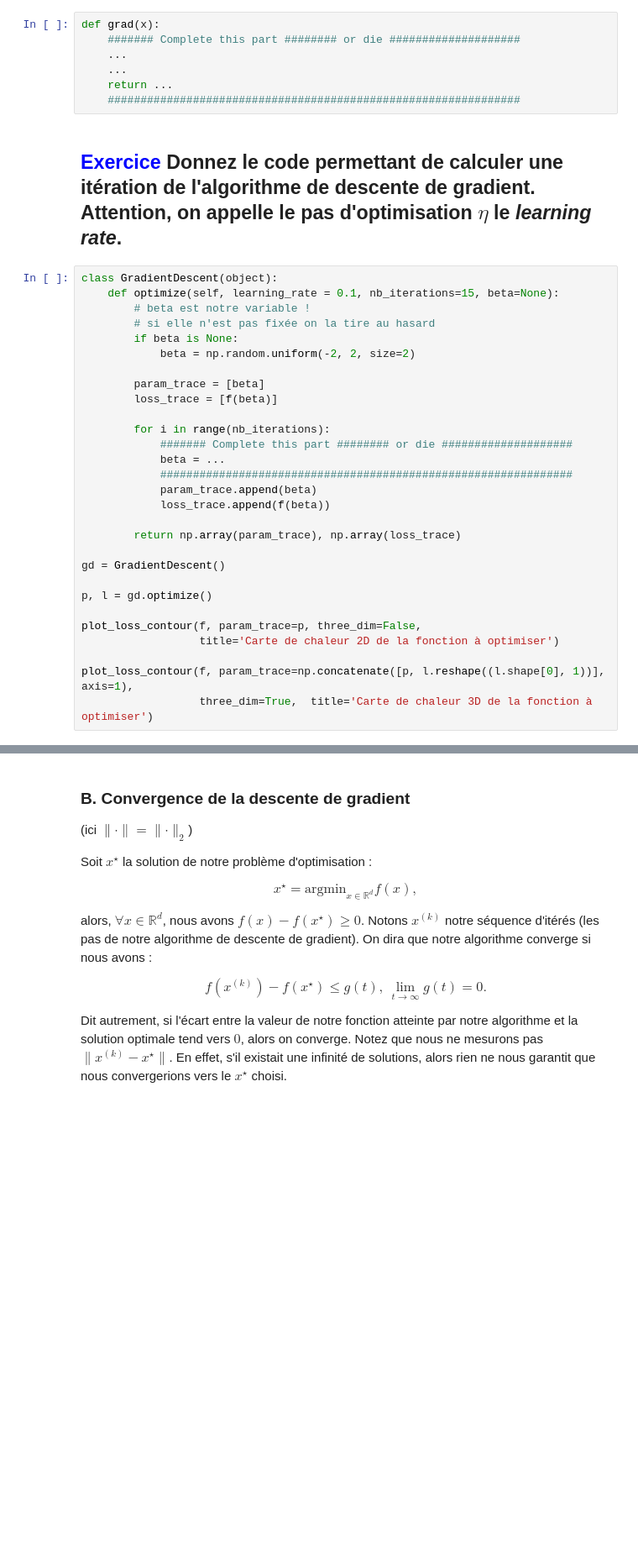
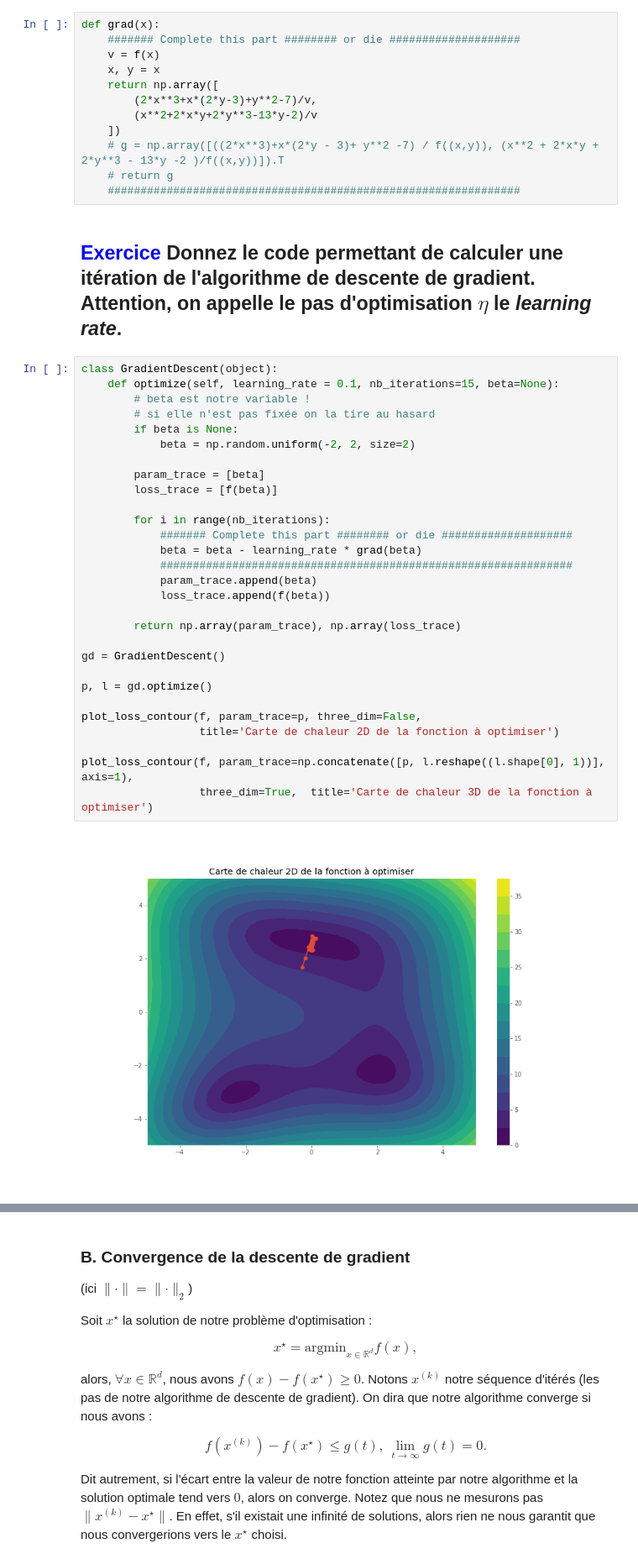
Before and after one commit to melodyrous/MIASHS2, a Jupyter notebook: opti&regul/optimization.ipynb, the cells around one changed output, grey strips where cells are left out. Shown at 84% size. Saved outputs shown, nothing was run; the diff lists cells and outputs as text; blank space fills up the shorter version.

```diff
--- a/opti&regul/optimization.ipynb
+++ b/opti&regul/optimization.ipynb
@@ -128,13 +134,18 @@ où $\eta>0$ est justement un paramètre permettant de contrôler la taille du p
 **<span style='color:blue'> Exercice
 </span>** **Donnez le code permettant de calculer le gradient de la fonction précédente (en format vecteur ligne).**
 ----
-# %%
-def grad(x):
-    ####### Complete this part ######## or die ####################
-    ...
-    ...
-    return ...
-    ###############################################################
+# %%
+def grad(x):
+    ####### Complete this part ######## or die ####################
+    v = f(x)
+    x, y = x
+    return np.array([
+        (2*x**3+x*(2*y-3)+y**2-7)/v,
+        (x**2+2*x*y+2*y**3-13*y-2)/v
+    ])
+    # g = np.array([((2*x**3)+x*(2*y - 3)+ y**2 -7) / f((x,y)), (x**2 + 2*x*y + 2*y**3 - 13*y -2 )/f((x,y))]).T
+    # return g
+    ###############################################################
 # %% [markdown]
 
 **<span style='color:blue'> Exercice
@@ -143,29 +154,31 @@ def grad(x):
 # %%
 class GradientDescent(object):
     def optimize(self, learning_rate = 0.1, nb_iterations=15, beta=None):
         # beta est notre variable !
         # si elle n'est pas fixée on la tire au hasard
         if beta is None:
             beta = np.random.uniform(-2, 2, size=2)
 
         param_trace = [beta]
         loss_trace = [f(beta)]
 
         for i in range(nb_iterations):
             ####### Complete this part ######## or die ####################
-            beta = ...
+            beta = beta - learning_rate * grad(beta)
             ###############################################################
             param_trace.append(beta)
             loss_trace.append(f(beta))
 
         return np.array(param_trace), np.array(loss_trace)
 
 gd = GradientDescent()
 
 p, l = gd.optimize()
 
 plot_loss_contour(f, param_trace=p, three_dim=False,
                   title='Carte de chaleur 2D de la fonction à optimiser')
 
 plot_loss_contour(f, param_trace=np.concatenate([p, l.reshape((l.shape[0], 1))], axis=1),
                   three_dim=True,  title='Carte de chaleur 3D de la fonction à optimiser')
+# %% [output]
+[figure, added]
```
Also changed, not shown: parts of 14 cells of this notebook.
